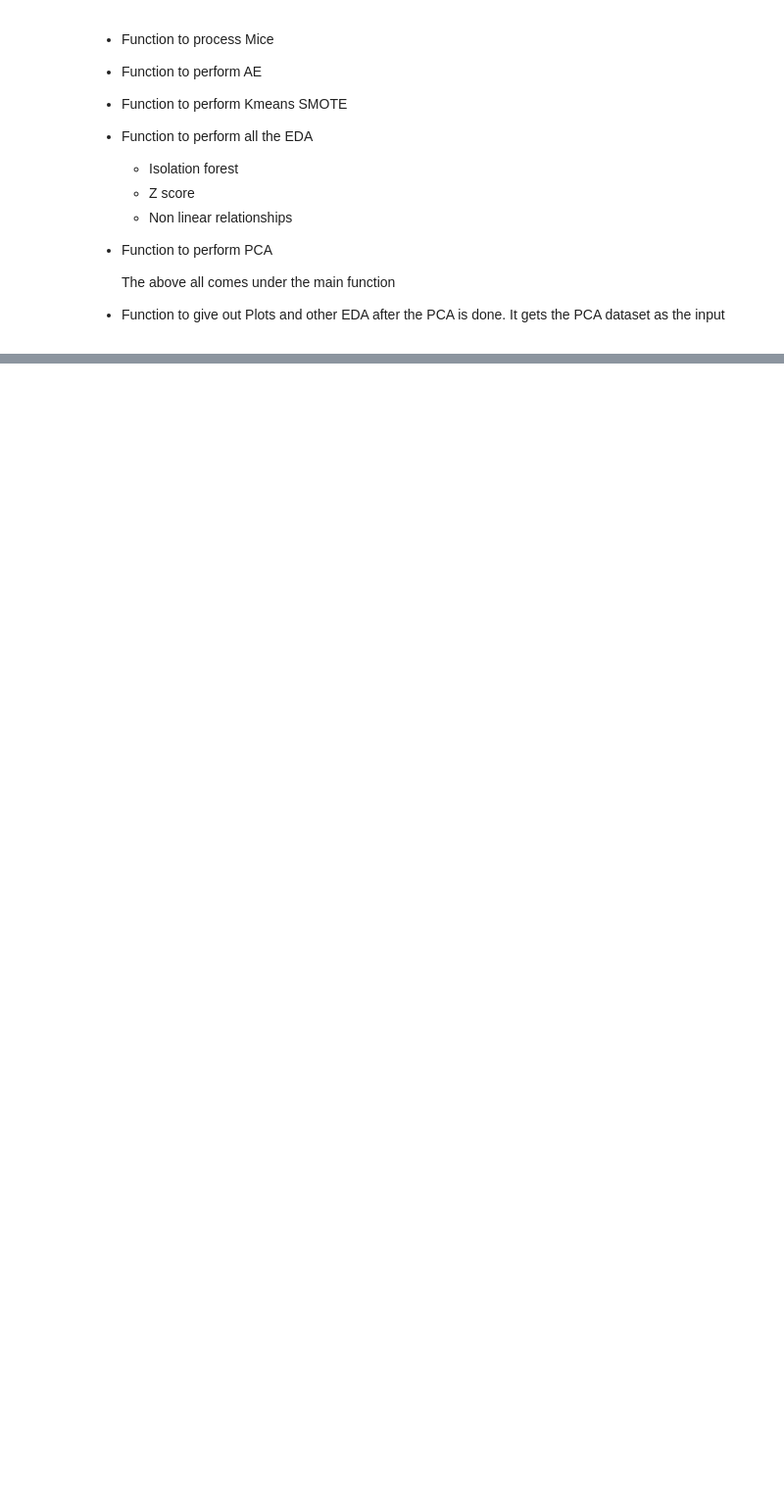
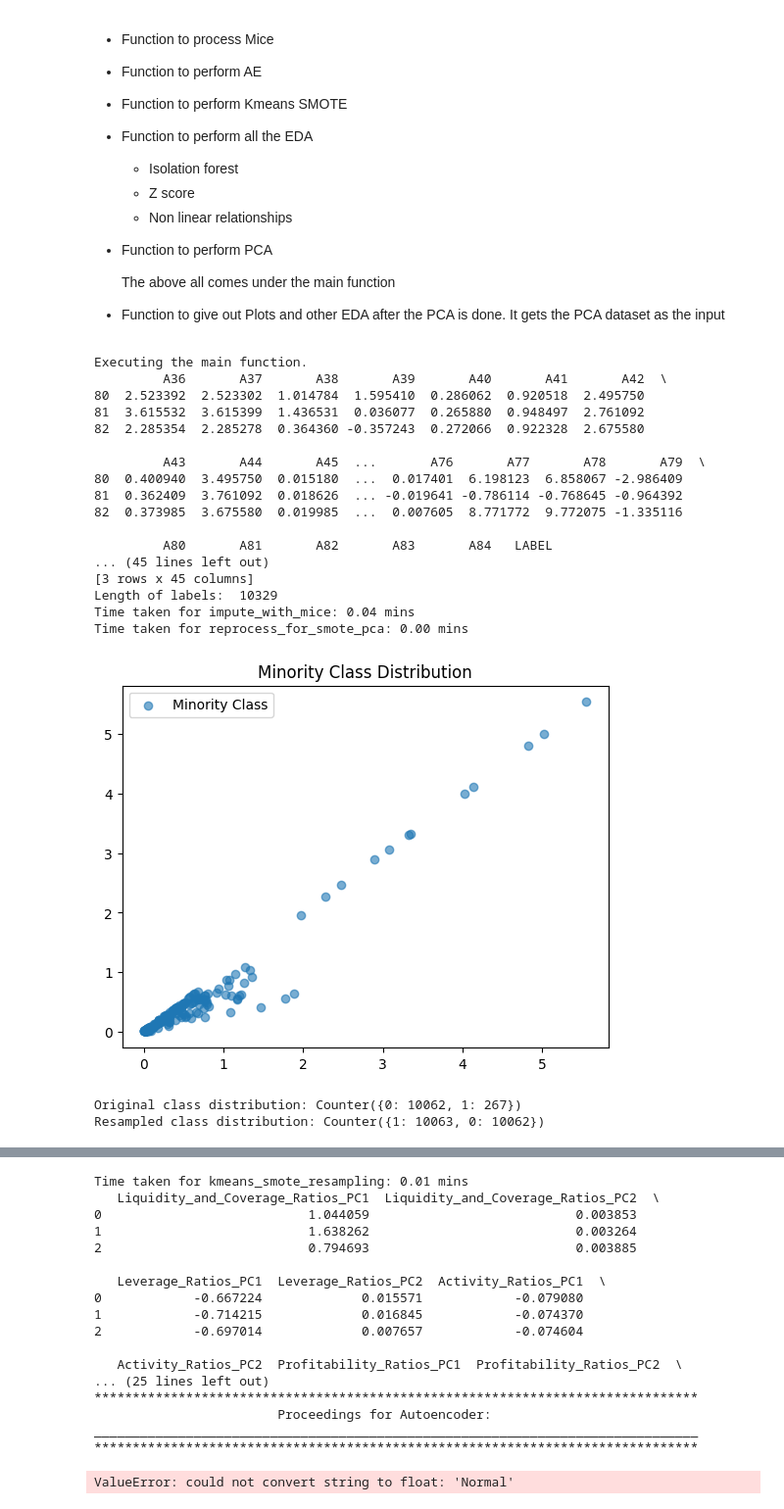
Before and after one commit to MithulMDev/Financial_distress_classification, a Jupyter notebook: final_codes/Prerprocessing_v0.ipynb, the cells around one changed output, grey strips where cells are left out. Shown: that part at 98% size. Saved outputs shown, nothing was run; the diff lists cells and outputs as text; code cells hidden in the pictures; blank space fills up the shorter version.

```diff
--- a/final_codes/Prerprocessing_v0.ipynb
+++ b/final_codes/Prerprocessing_v0.ipynb
@@ -123,6 +123,8 @@ def preprocess_dataframe(df):
     # Print info of the final dataframe with the strictest zero threshold
     # filtered_df2.drop("LABEL", axis=1).info()
 
+    print(filtered_df2.head(3))
+
     end_time = time.time()  # End timing
     elapsed_time = (end_time - start_time) / 60
     print(f"Time taken for preprocess_dataframe: {elapsed_time:.2f} mins")
@@ -146,6 +148,8 @@ def preprocess_dataframe(df):
 def impute_with_mice(df, dfL):
 
     start_time = time.time()  # Start timing
+
+    df = df.drop("LABEL", axis=1)
 
     # Create the MICE imputer object
     imputer = IterativeImputer(max_iter=10, random_state=0)
@@ -176,6 +180,10 @@ def impute_with_mice(df, dfL):
 def impute_with_autoencoder(df, dfL):
 
     start_time = time.time()  # Start timing
+
+    # To further process the numerical columns
+    df = df.drop("LABEL", axis=1)
+
 
     # Fill the nan with 0 for autoencoder training
     df_replaced = df.replace(np.nan, 0)
@@ -377,7 +385,10 @@ def process_pca(df):
 
 def main(df):
 
+        print("Executing the main function.")
         datasets = preprocess_dataframe(df)
+
+        print("Preprocessed Datasets.")
 
         print("_______________________________________________________________________________")
         print("*******************************************************************************")
@@ -434,3 +445,28 @@ def main(df):
 
         print("_______________________________________________________________________________")
         print(f" Total time taken: {elapsed_time:.2f} mins")
+# %%
+df = pd.read_excel("C:\\Users\\dev\\Desktop\\financial distress\\financial_distress_python.xlsx")
+# %%
+main(df)
+# %% [output]
+Executing the main function.
+         A36       A37       A38       A39       A40       A41       A42  \
+80  2.523392  2.523302  1.014784  1.595410  0.286062  0.920518  2.495750
+81  3.615532  3.615399  1.436531  0.036077  0.265880  0.948497  2.761092
+82  2.285354  2.285278  0.364360 -0.357243  0.272066  0.922328  2.675580
+
+         A43       A44       A45  ...       A76       A77       A78       A79  \
+80  0.400940  3.495750  0.015180  ...  0.017401  6.198123  6.858067 -2.986409
+81  0.362409  3.761092  0.018626  ... -0.019641 -0.786114 -0.768645 -0.964392
+82  0.373985  3.675580  0.019985  ...  0.007605  8.771772  9.772075 -1.335116
+
+         A80       A81       A82       A83       A84   LABEL
+... (45 lines left out)
+[3 rows x 45 columns]
+Length of labels:  10329
+Time taken for impute_with_mice: 0.04 mins
+Time taken for reprocess_for_smote_pca: 0.00 mins
+[figure, added]
+Original class distribution: Counter({0: 10062, 1: 267})
+Resampled class distribution: Counter({1: 10063, 0: 10062})
@@ -436,0 +474,18 @@ def main(df):
+Time taken for kmeans_smote_resampling: 0.01 mins
+   Liquidity_and_Coverage_Ratios_PC1  Liquidity_and_Coverage_Ratios_PC2  \
+0                           1.044059                           0.003853
+1                           1.638262                           0.003264
+2                           0.794693                           0.003885
+
+   Leverage_Ratios_PC1  Leverage_Ratios_PC2  Activity_Ratios_PC1  \
+0            -0.667224             0.015571            -0.079080
+1            -0.714215             0.016845            -0.074370
+2            -0.697014             0.007657            -0.074604
+
+   Activity_Ratios_PC2  Profitability_Ratios_PC1  Profitability_Ratios_PC2  \
+... (25 lines left out)
+*******************************************************************************
+                        Proceedings for Autoencoder:
+_______________________________________________________________________________
+*******************************************************************************
+ValueError: could not convert string to float: 'Normal'
```
Also changed, not shown: parts of 1 cell of this notebook, 6 other files.
